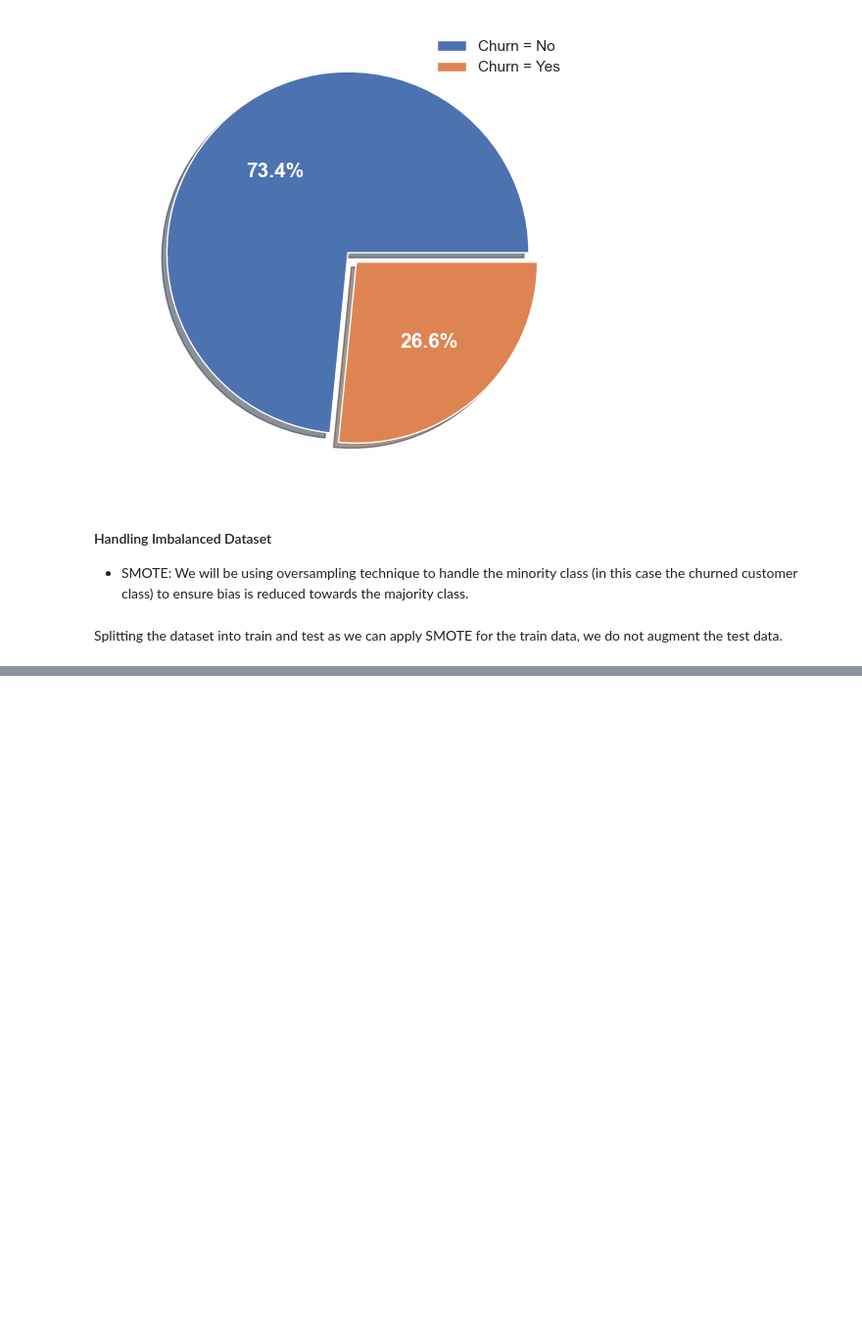
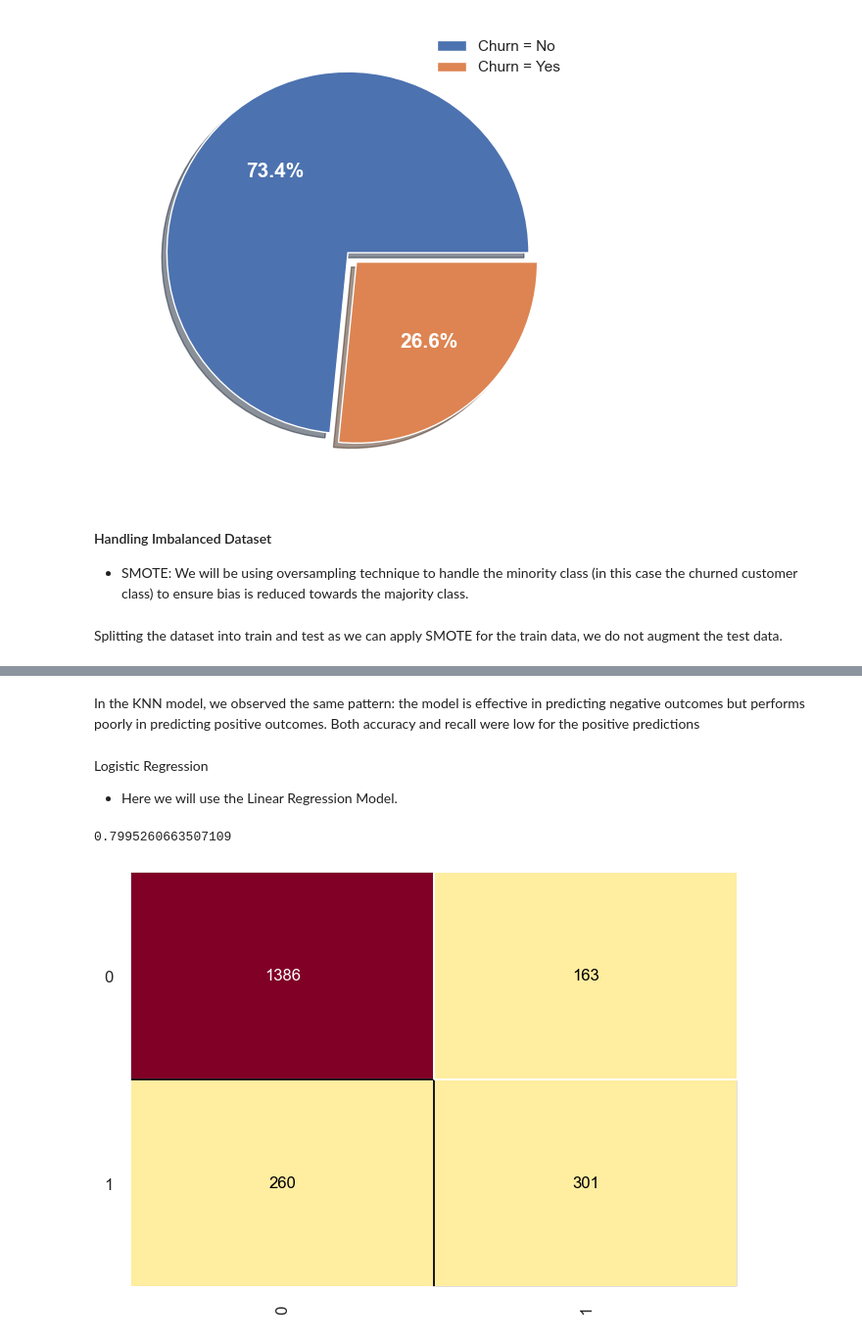
Before and after one commit to anuragRyan/Customer-Churn-Prediction-EDA-ML, a Jupyter notebook: Customer_Churn_Prediction.ipynb, the cells around one changed output, grey strips where cells are left out. Shown at 98% size. Saved outputs shown, nothing was run; the diff lists cells and outputs as text; code cells hidden in the pictures; blank space fills up the shorter version.

```diff
--- a/Customer_Churn_Prediction.ipynb
+++ b/Customer_Churn_Prediction.ipynb
@@ -565,0 +749,16 @@ Accuracy score:  0.7497630331753554
+# %% [markdown]
+In the KNN model, we observed the same pattern: the model is effective in predicting negative outcomes but performs poorly in predicting positive outcomes. Both accuracy and recall were low for the positive predictions
+# %% [markdown]
+Logistic Regression
+* Here we will use the Linear Regression Model.
+# %%
+lr = LogisticRegression(max_iter = 10000, random_state = 0)
+lr.fit(X_train, y_train)
+y_pred_lr = lr.predict(X_test)
+
+cm = ConfusionMatrix(lr)
+cm.fit(X_train, y_train)
+cm.score(X_test, y_test)
+# %% [output]
+0.7995260663507109
+[figure, added]
```
Also changed, not shown: parts of 29 cells of this notebook.
